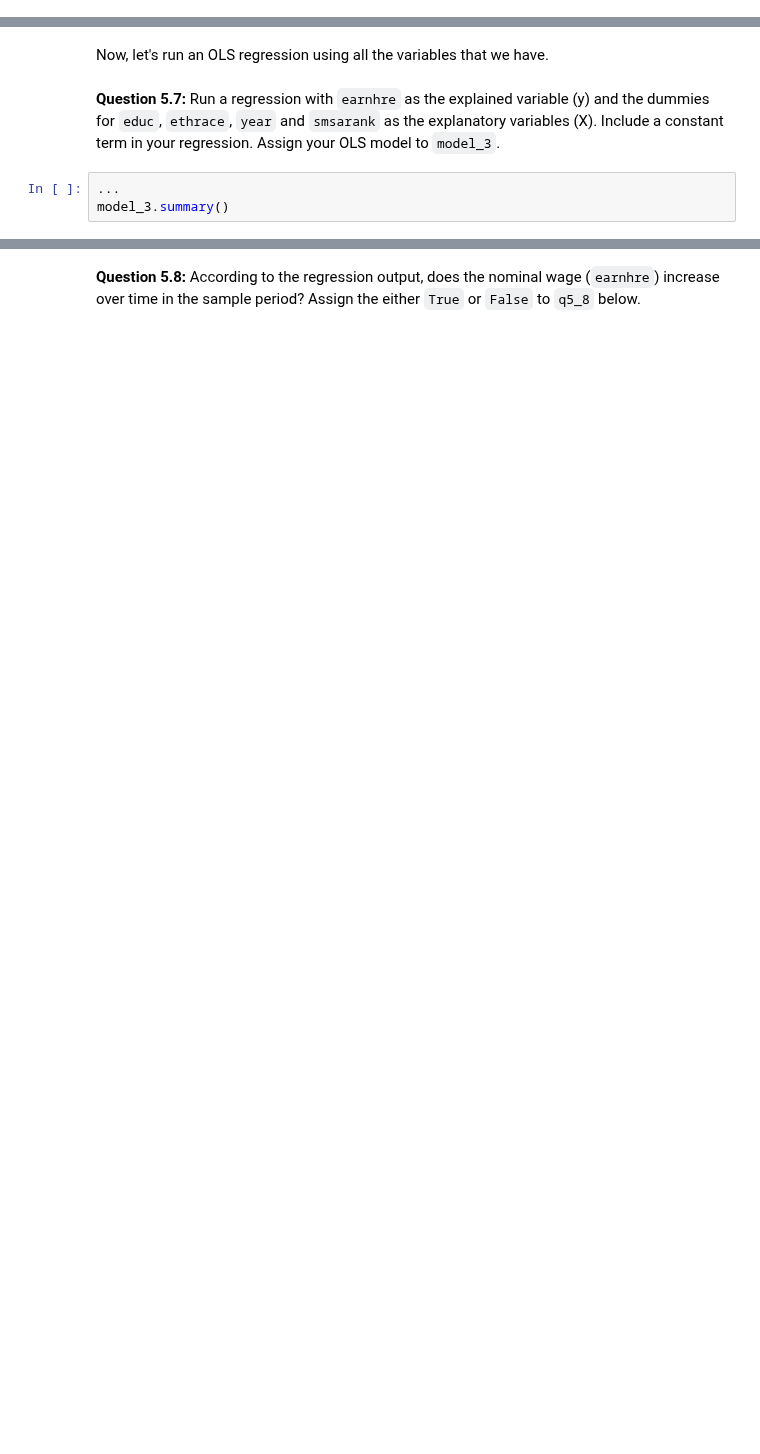
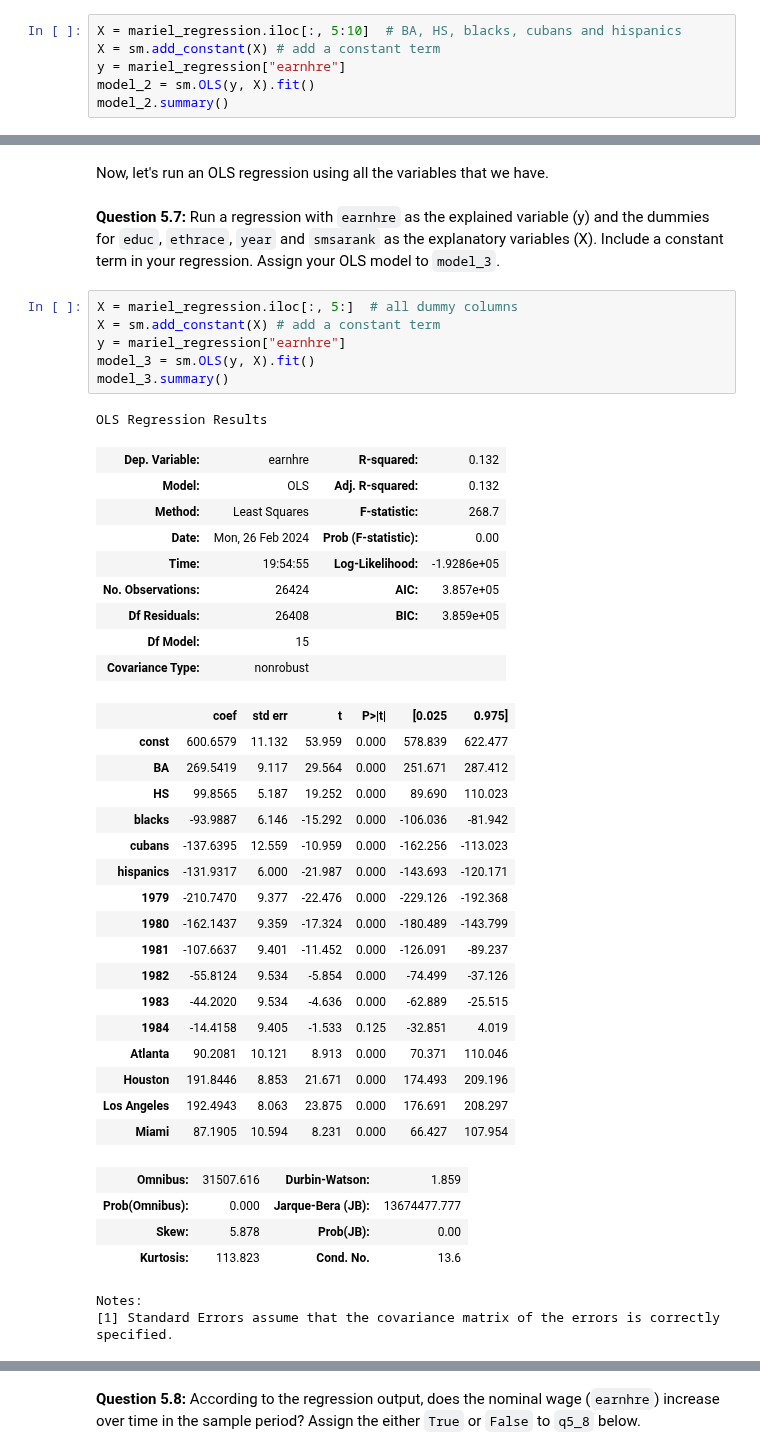
Before and after one commit to johanoelgaard/ECON148, a Jupyter notebook: proj/proj02/proj02.ipynb, the cells around one changed output, grey strips where cells are left out. Cells and saved outputs as stored; diff of their text form; blank space fills up the shorter version.

```diff
--- a/proj/proj02/proj02.ipynb
+++ b/proj/proj02/proj02.ipynb
@@ -560,0 +631,6 @@ model_2.summary()
+# %%
+X = mariel_regression.iloc[:, 5:10]  # BA, HS, blacks, cubans and hispanics
+X = sm.add_constant(X) # add a constant term
+y = mariel_regression["earnhre"]
+model_2 = sm.OLS(y, X).fit()
+model_2.summary()
@@ -585,8 +699,45 @@ grader.check("q5_6")
 Now, let's run an OLS regression using all the variables that we have.
 # %% [markdown]
 **Question 5.7:** Run a regression with `earnhre` as the explained variable (y) and the dummies for `educ`, `ethrace`, `year` and `smsarank` as the explanatory variables (X). Include a constant term in your regression. Assign your OLS model to `model_3`.
-# %%
-...
-model_3.summary()
+# %%
+X = mariel_regression.iloc[:, 5:]  # all dummy columns
+X = sm.add_constant(X) # add a constant term
+y = mariel_regression["earnhre"]
+model_3 = sm.OLS(y, X).fit()
+model_3.summary()
+# %% [output]
+OLS Regression Results
+| Dep. Variable: | earnhre | R-squared: | 0.132 |
+| Model: | OLS | Adj. R-squared: | 0.132 |
+| Method: | Least Squares | F-statistic: | 268.7 |
+| Date: | Mon, 26 Feb 2024 | Prob (F-statistic): | 0.00 |
+| Time: | 19:54:55 | Log-Likelihood: | -1.9286e+05 |
+| No. Observations: | 26424 | AIC: | 3.857e+05 |
+| Df Residuals: | 26408 | BIC: | 3.859e+05 |
+| Df Model: | 15 |  |  |
+| Covariance Type: | nonrobust |  |  |
+|  | coef | std err | t | P>|t| | [0.025 | 0.975] |
+| const | 600.6579 | 11.132 | 53.959 | 0.000 | 578.839 | 622.477 |
+| BA | 269.5419 | 9.117 | 29.564 | 0.000 | 251.671 | 287.412 |
+| HS | 99.8565 | 5.187 | 19.252 | 0.000 | 89.690 | 110.023 |
+| blacks | -93.9887 | 6.146 | -15.292 | 0.000 | -106.036 | -81.942 |
+| cubans | -137.6395 | 12.559 | -10.959 | 0.000 | -162.256 | -113.023 |
+| hispanics | -131.9317 | 6.000 | -21.987 | 0.000 | -143.693 | -120.171 |
+| 1979 | -210.7470 | 9.377 | -22.476 | 0.000 | -229.126 | -192.368 |
+| 1980 | -162.1437 | 9.359 | -17.324 | 0.000 | -180.489 | -143.799 |
+| 1981 | -107.6637 | 9.401 | -11.452 | 0.000 | -126.091 | -89.237 |
+| 1982 | -55.8124 | 9.534 | -5.854 | 0.000 | -74.499 | -37.126 |
+| 1983 | -44.2020 | 9.534 | -4.636 | 0.000 | -62.889 | -25.515 |
+| 1984 | -14.4158 | 9.405 | -1.533 | 0.125 | -32.851 | 4.019 |
+| Atlanta | 90.2081 | 10.121 | 8.913 | 0.000 | 70.371 | 110.046 |
+| Houston | 191.8446 | 8.853 | 21.671 | 0.000 | 174.493 | 209.196 |
+| Los Angeles | 192.4943 | 8.063 | 23.875 | 0.000 | 176.691 | 208.297 |
+| Miami | 87.1905 | 10.594 | 8.231 | 0.000 | 66.427 | 107.954 |
+| Omnibus: | 31507.616 | Durbin-Watson: | 1.859 |
+| Prob(Omnibus): | 0.000 | Jarque-Bera (JB): | 13674477.777 |
+| Skew: | 5.878 | Prob(JB): | 0.00 |
+| Kurtosis: | 113.823 | Cond. No. | 13.6 |
+Notes:
+[1] Standard Errors assume that the covariance matrix of the errors is correctly specified.
 # %%
 grader.check("q5_7")
```
Also changed, not shown: parts of 28 cells of this notebook, 1 other file.
